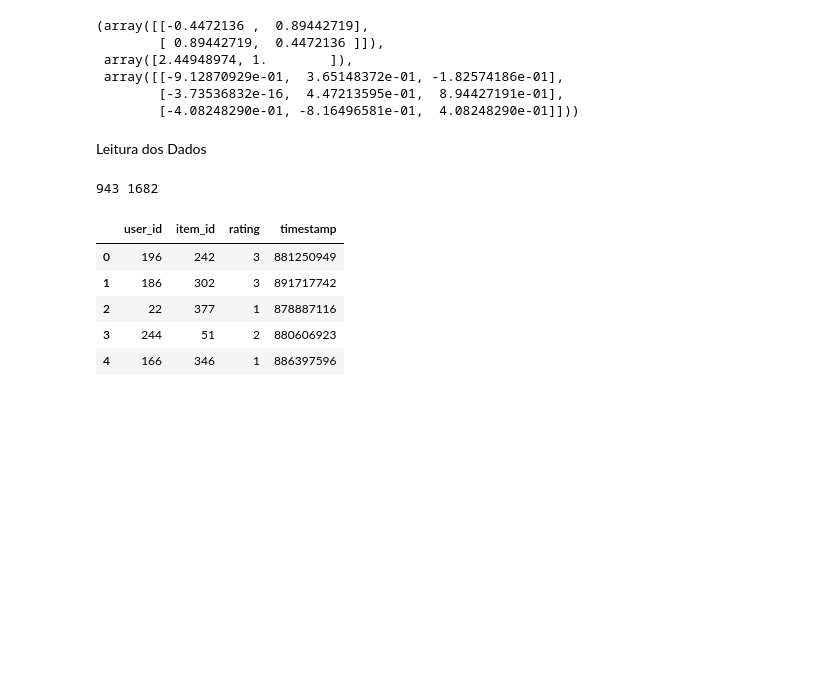
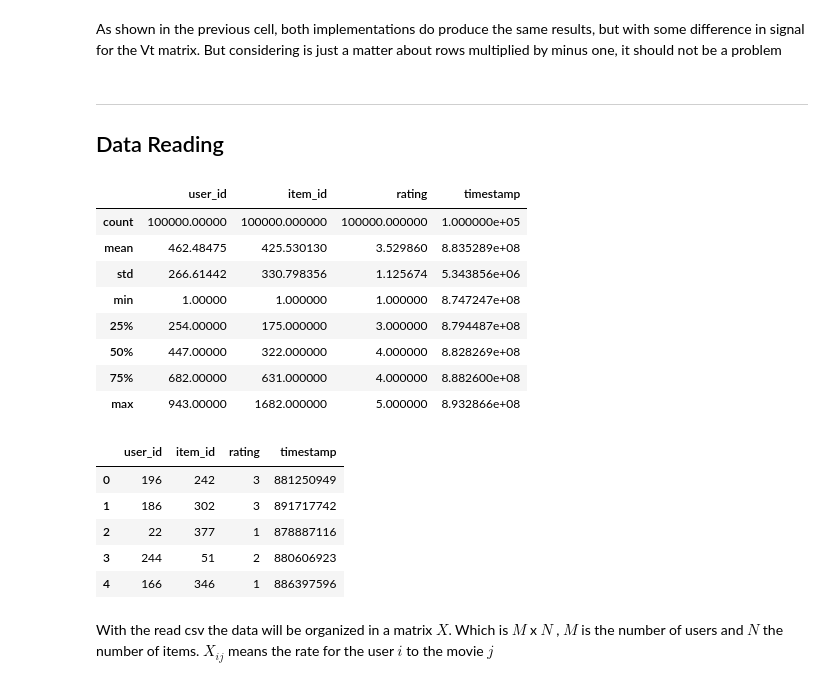
Before and after one commit to Arthur-Salles/LA2ML, a Jupyter notebook: t2/src_t2.ipynb, the cells around one changed output. Saved outputs shown, nothing was run; the diff lists cells and outputs as text; code cells hidden in the pictures; blank space fills up the shorter version.

```diff
--- a/t2/src_t2.ipynb
+++ b/t2/src_t2.ipynb
@@ -45,35 +89,42 @@ u, sigma, vt
-# %%
-
-u, sigma, vt = np.linalg.svd(A)
-u, sigma, vt
-# %% [output]
-(array([[-0.4472136 ,  0.89442719],
-        [ 0.89442719,  0.4472136 ]]),
- array([2.44948974, 1.        ]),
- array([[-9.12870929e-01,  3.65148372e-01, -1.82574186e-01],
-        [-3.73536832e-16,  4.47213595e-01,  8.94427191e-01],
-        [-4.08248290e-01, -8.16496581e-01,  4.08248290e-01]]))
-# %% [markdown]
-Leitura dos Dados
+# %% [markdown]
+As shown in the previous cell, both implementations do produce the same results, but with some difference in signal for the Vt matrix. But considering is just a matter about rows multiplied by minus one, it should not be a problem
+# %% [markdown]
+
+---
+
+## Data Reading
 # %%
 def read_data_ml100k():
     # code extracted from -> https://www.d2l.ai/chapter_recommender-systems/movielens.html
     data_dir = "../t2/data/ml-100k"
     names = ['user_id', 'item_id', 'rating', 'timestamp']
     data = pd.read_csv(os.path.join(data_dir, 'u.data'), sep='\t',
                        names=names, engine='python')
     num_users = data.user_id.unique().shape[0]
     num_items = data.item_id.unique().shape[0]
     return data, num_users, num_items
 
 data, num_users, num_items = read_data_ml100k()
-print(num_users, num_items)
+
+average_ratings_per_user = data.groupby('user_id')['rating'].mean().reset_index()
+
+display(data.describe())
 display(data.head())
 # %% [output]
-943 1682
 |  | user_id | item_id | rating | timestamp |
-| 0 | 196 | 242 | 3 | 881250949 |
-| 1 | 186 | 302 | 3 | 891717742 |
-| 2 | 22 | 377 | 1 | 878887116 |
-| 3 | 244 | 51 | 2 | 880606923 |
-| 4 | 166 | 346 | 1 | 886397596 |
+| count | 100000.00000 | 100000.000000 | 100000.000000 | 1.000000e+05 |
+| mean | 462.48475 | 425.530130 | 3.529860 | 8.835289e+08 |
+| std | 266.61442 | 330.798356 | 1.125674 | 5.343856e+06 |
+| min | 1.00000 | 1.000000 | 1.000000 | 8.747247e+08 |
+| 25% | 254.00000 | 175.000000 | 3.000000 | 8.794487e+08 |
+| 50% | 447.00000 | 322.000000 | 4.000000 | 8.828269e+08 |
+| 75% | 682.00000 | 631.000000 | 4.000000 | 8.882600e+08 |
+| max | 943.00000 | 1682.000000 | 5.000000 | 8.932866e+08 |
+|  | user_id | item_id | rating | timestamp |
+| 0 | 196 | 242 | 3 | 881250949 |
+| 1 | 186 | 302 | 3 | 891717742 |
+| 2 | 22 | 377 | 1 | 878887116 |
+| 3 | 244 | 51 | 2 | 880606923 |
+| 4 | 166 | 346 | 1 | 886397596 |
+# %% [markdown]
+With the read csv the data will be organized in a matrix $X$. Which is $M$ x $N$ , $M$ is the number of users and $N$ the number of items. $X_{ij}$ means the rate for the user $i$ to the movie $j$
```
Also changed, not shown: parts of 38 cells of this notebook, 18 other files.
